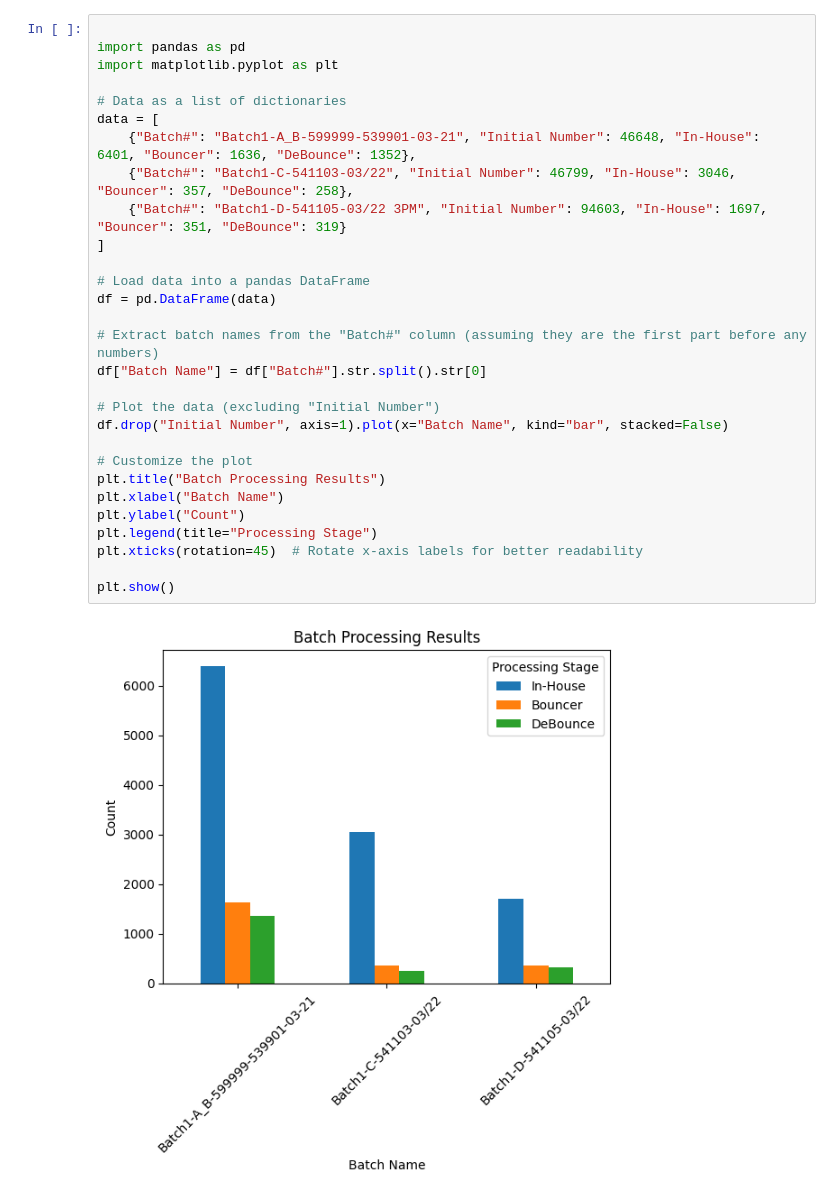
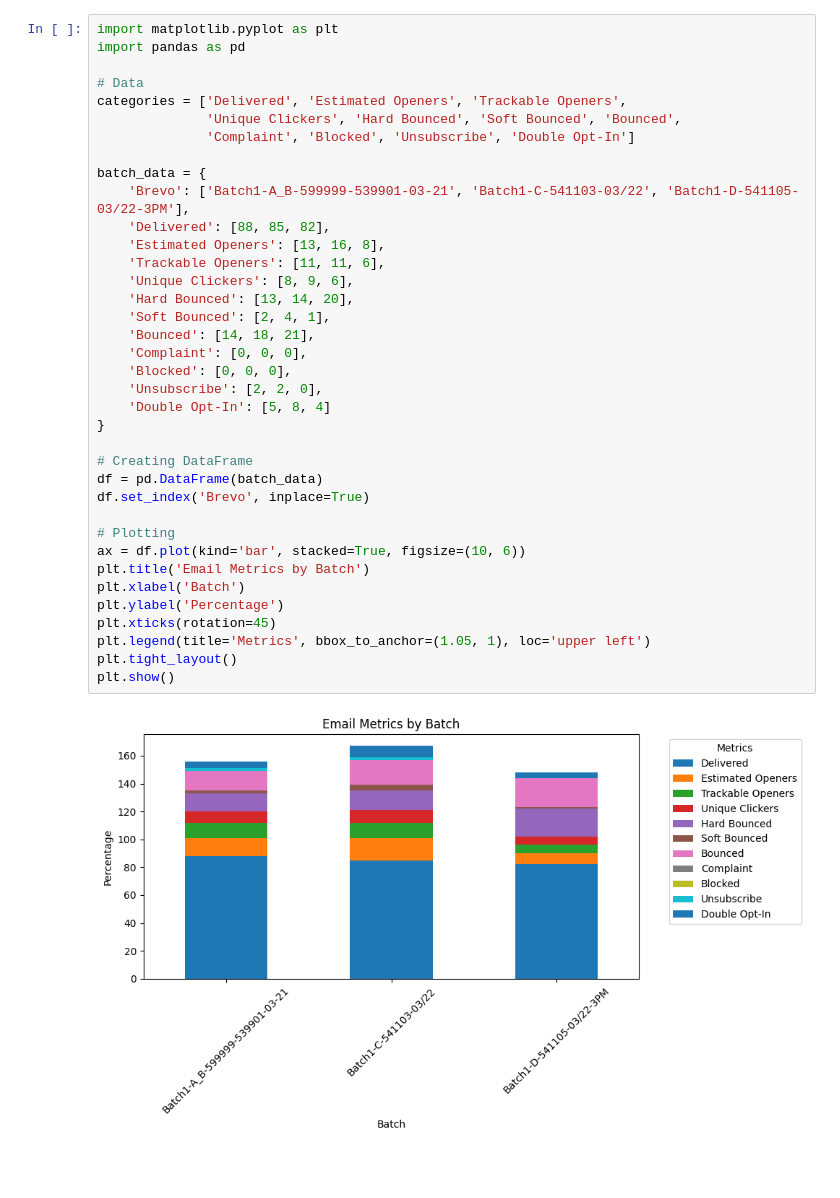
Before and after one commit to ronknight/brevo-pyplot, a Jupyter notebook: Brevo_Batch_Email_Metrics_Percentage.ipynb, the cells around one changed output. Drawn from its saved outputs; the diff is of its cells as text; blank space fills up the shorter version.

Commit message:
update graphs

```diff
--- a/Brevo_Batch_Email_Metrics_Percentage.ipynb
+++ b/Brevo_Batch_Email_Metrics_Percentage.ipynb
@@ -1,33 +1,41 @@
 # %% [markdown]
 <a href="https://colab.research.google.com/github/ronknight/brevo-pyplot/blob/main/Brevo_Batch_Processing_Result.ipynb" target="_parent"><img src="https://colab.research.google.com/assets/colab-badge.svg" alt="Open In Colab"/></a>
-# %%
-
-import pandas as pd
-import matplotlib.pyplot as plt
-
-# Data as a list of dictionaries
-data = [
-    {"Batch#": "Batch1-A_B-599999-539901-03-21", "Initial Number": 46648, "In-House": 6401, "Bouncer": 1636, "DeBounce": 1352},
-    {"Batch#": "Batch1-C-541103-03/22", "Initial Number": 46799, "In-House": 3046, "Bouncer": 357, "DeBounce": 258},
-    {"Batch#": "Batch1-D-541105-03/22 3PM", "Initial Number": 94603, "In-House": 1697, "Bouncer": 351, "DeBounce": 319}
-]
-
-# Load data into a pandas DataFrame
-df = pd.DataFrame(data)
-
-# Extract batch names from the "Batch#" column (assuming they are the first part before any numbers)
-df["Batch Name"] = df["Batch#"].str.split().str[0]
-
-# Plot the data (excluding "Initial Number")
-df.drop("Initial Number", axis=1).plot(x="Batch Name", kind="bar", stacked=False)
-
-# Customize the plot
-plt.title("Batch Processing Results")
-plt.xlabel("Batch Name")
-plt.ylabel("Count")
-plt.legend(title="Processing Stage")
-plt.xticks(rotation=45)  # Rotate x-axis labels for better readability
-
-plt.show()
-# %% [output]
-[figure, removed]
+# %%
+import matplotlib.pyplot as plt
+import pandas as pd
+
+# Data
+categories = ['Delivered', 'Estimated Openers', 'Trackable Openers',
+              'Unique Clickers', 'Hard Bounced', 'Soft Bounced', 'Bounced',
+              'Complaint', 'Blocked', 'Unsubscribe', 'Double Opt-In']
+
+batch_data = {
+    'Brevo': ['Batch1-A_B-599999-539901-03-21', 'Batch1-C-541103-03/22', 'Batch1-D-541105-03/22-3PM'],
+    'Delivered': [88, 85, 82],
+    'Estimated Openers': [13, 16, 8],
+    'Trackable Openers': [11, 11, 6],
+    'Unique Clickers': [8, 9, 6],
+    'Hard Bounced': [13, 14, 20],
+    'Soft Bounced': [2, 4, 1],
+    'Bounced': [14, 18, 21],
+    'Complaint': [0, 0, 0],
+    'Blocked': [0, 0, 0],
+    'Unsubscribe': [2, 2, 0],
+    'Double Opt-In': [5, 8, 4]
+}
+
+# Creating DataFrame
+df = pd.DataFrame(batch_data)
+df.set_index('Brevo', inplace=True)
+
+# Plotting
+ax = df.plot(kind='bar', stacked=True, figsize=(10, 6))
+plt.title('Email Metrics by Batch')
+plt.xlabel('Batch')
+plt.ylabel('Percentage')
+plt.xticks(rotation=45)
+plt.legend(title='Metrics', bbox_to_anchor=(1.05, 1), loc='upper left')
+plt.tight_layout()
+plt.show()
+# %% [output]
+[figure, added]
```
